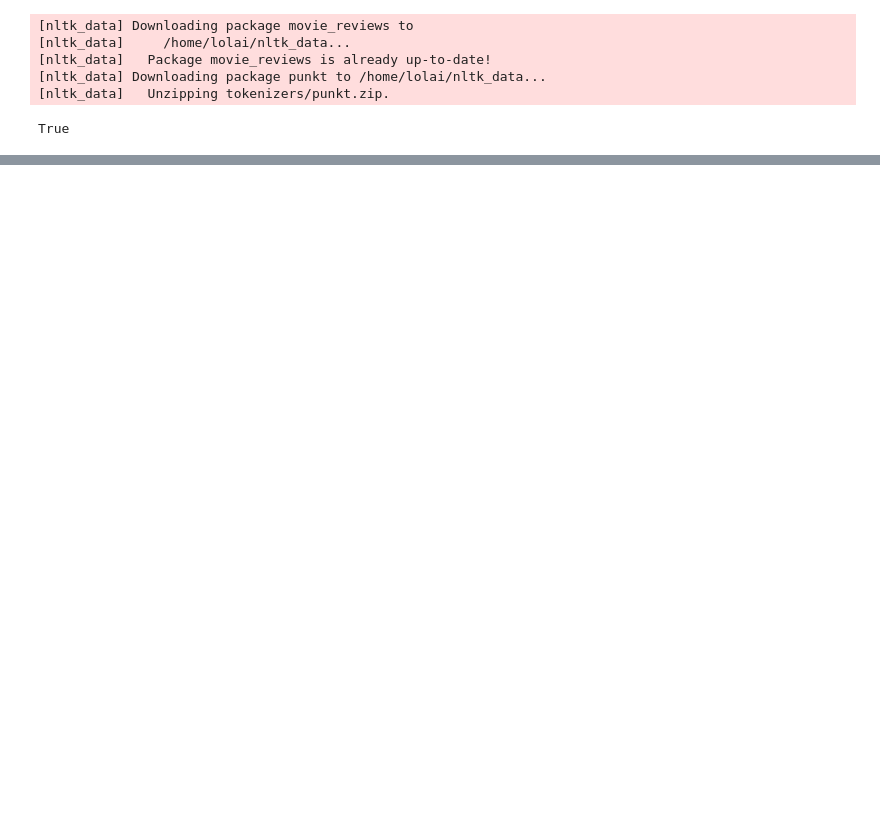
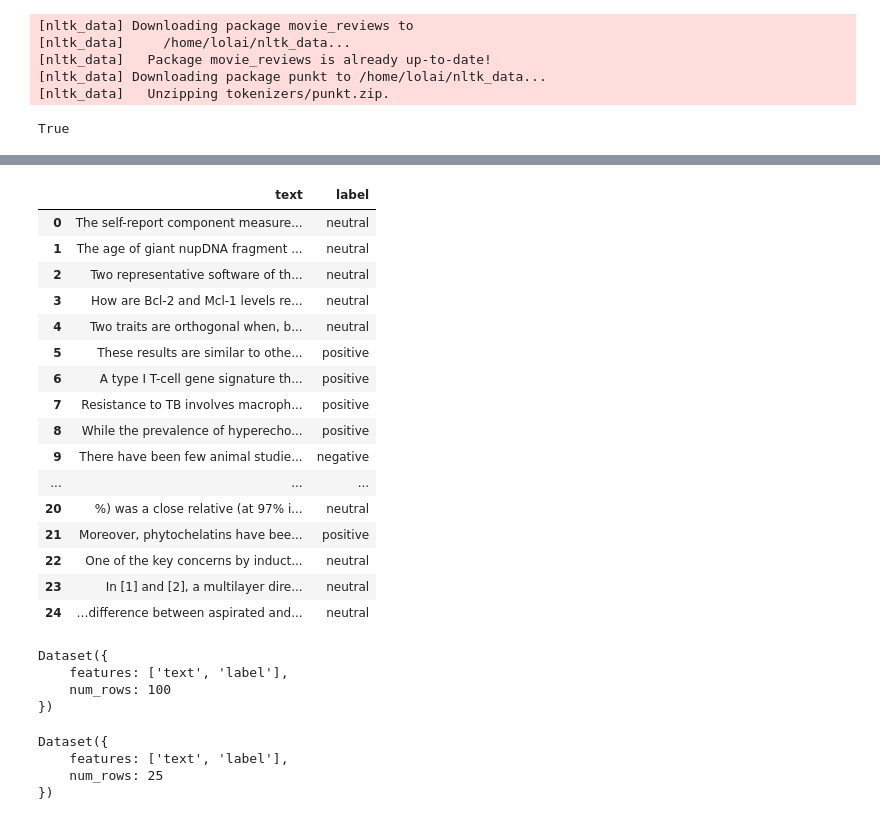
Before and after one commit to ChrisBagdon/Citation_Classification, a Jupyter notebook: sentimentAnnotations.ipynb, the cells around one changed output, grey strips where cells are left out. Cells and saved outputs as stored; diff of their text form; code cells hidden in the pictures; blank space fills up the shorter version.

Commit message:
Started BERT Sent classifier

```diff
--- a/sentimentAnnotations.ipynb
+++ b/sentimentAnnotations.ipynb
@@ -266,0 +343,39 @@ m_df_annotated
+# %%
+bert_pd_test = pd.DataFrame()
+bert_pd_test['text'], bert_pd_test['label'] = m_df_annotated['string'], m_df_annotated['sentiment_chris']
+bert_pd_test
+# %% [output]
+|  | text | label |
+| 0 | The self-report component measure... | neutral |
+| 1 | The age of giant nupDNA fragment ... | neutral |
+| 2 | Two representative software of th... | neutral |
+| 3 | How are Bcl-2 and Mcl-1 levels re... | neutral |
+| 4 | Two traits are orthogonal when, b... | neutral |
+| 5 | These results are similar to othe... | positive |
+| 6 | A type I T-cell gene signature th... | positive |
+| 7 | Resistance to TB involves macroph... | positive |
+| 8 | While the prevalence of hyperecho... | positive |
+| 9 | There have been few animal studie... | negative |
+| ... | ... | ... |
+| 20 | %) was a close relative (at 97% i... | neutral |
+| 21 | Moreover, phytochelatins have bee... | positive |
+| 22 | One of the key concerns by induct... | neutral |
+| 23 | In [1] and [2], a multilayer dire... | neutral |
+| 24 | …difference between aspirated and... | neutral |
+# %%
+ds_train = datasets.Dataset.from_pandas(bert_pd)
+ds_train = ds_train.remove_columns('__index_level_0__')
+ds_train
+# %% [output]
+Dataset({
+    features: ['text', 'label'],
+    num_rows: 100
+})
+# %%
+ds_test = datasets.Dataset.from_pandas(bert_pd_test)
+ds_test
+# %% [output]
+Dataset({
+    features: ['text', 'label'],
+    num_rows: 25
+})
```
Also changed, not shown: parts of 18 cells of this notebook.
